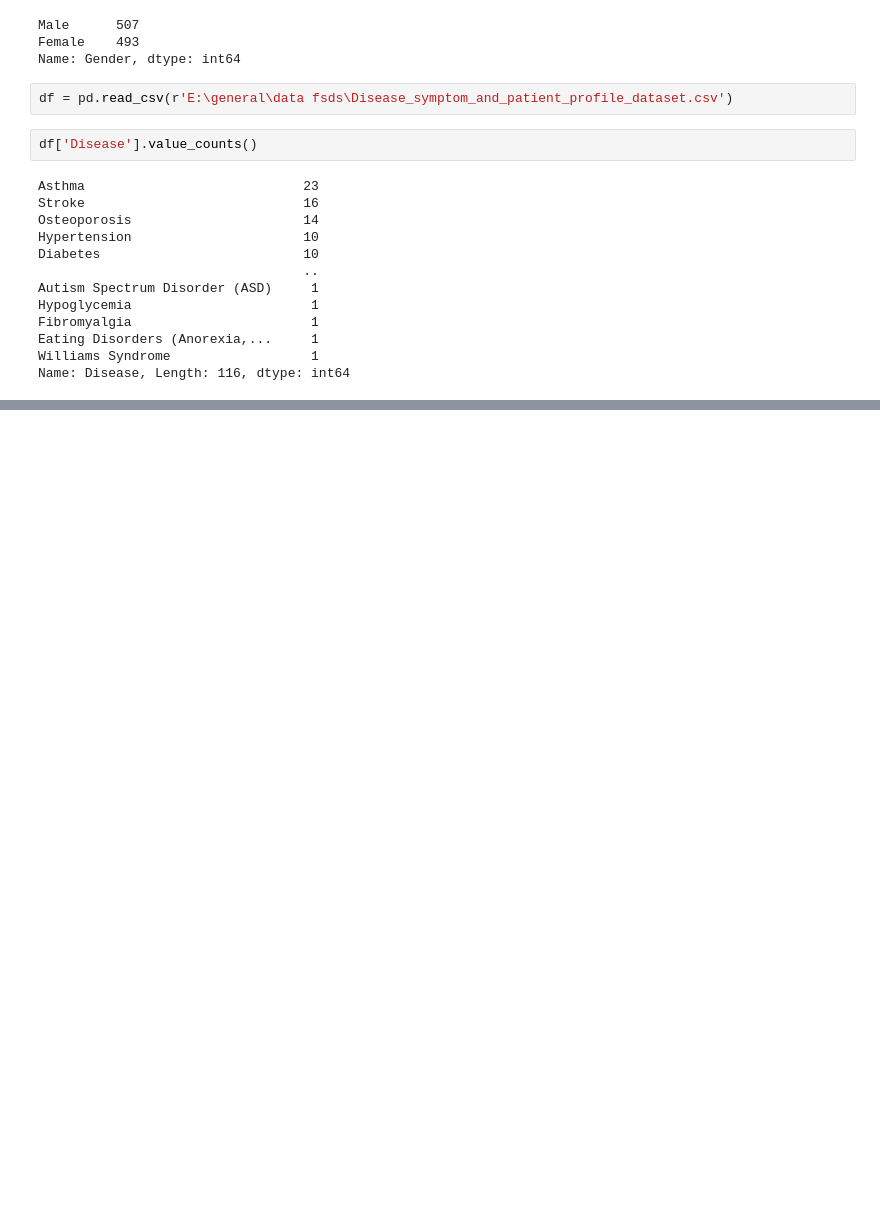
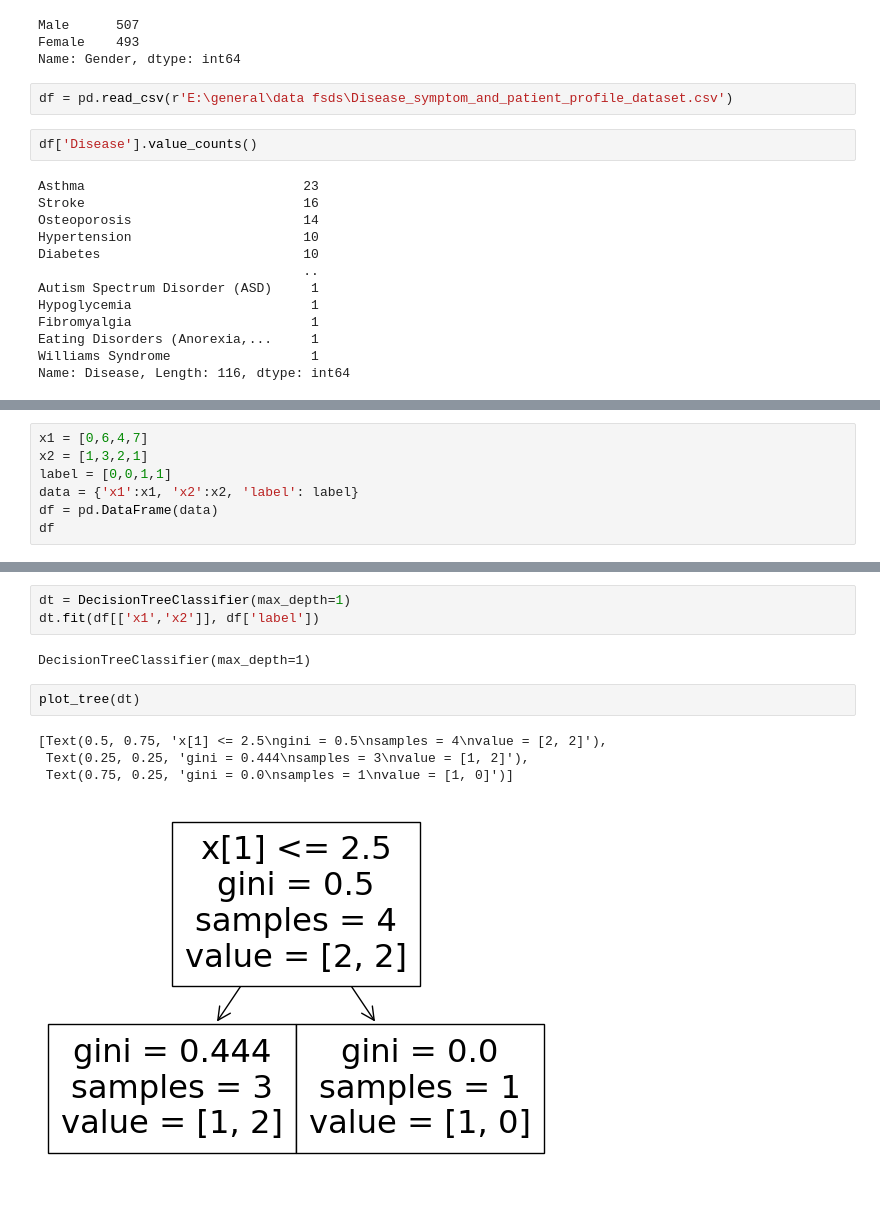
Before and after one commit to AbuManiyar/pdf-to-csv-to-eda, a Jupyter notebook: campusx.ipynb, the cells around one changed output, grey strips where cells are left out. Drawn from its saved outputs; the diff is of its cells as text; blank space fills up the shorter version.

```diff
--- a/campusx.ipynb
+++ b/campusx.ipynb
@@ -776,0 +784,7 @@ Name: Disease, Length: 116, dtype: int64
+# %%
+x1 = [0,6,4,7]
+x2 = [1,3,2,1]
+label = [0,0,1,1]
+data = {'x1':x1, 'x2':x2, 'label': label}
+df = pd.DataFrame(data)
+df
@@ -776,0 +797,12 @@ Name: Disease, Length: 116, dtype: int64
+# %%
+dt = DecisionTreeClassifier(max_depth=1)
+dt.fit(df[['x1','x2']], df['label'])
+# %% [output]
+DecisionTreeClassifier(max_depth=1)
+# %%
+plot_tree(dt)
+# %% [output]
+[Text(0.5, 0.75, 'x[1] <= 2.5\ngini = 0.5\nsamples = 4\nvalue = [2, 2]'),
+ Text(0.25, 0.25, 'gini = 0.444\nsamples = 3\nvalue = [1, 2]'),
+ Text(0.75, 0.25, 'gini = 0.0\nsamples = 1\nvalue = [1, 0]')]
+[figure, added]
```
Also changed, not shown: parts of 23 cells of this notebook.
